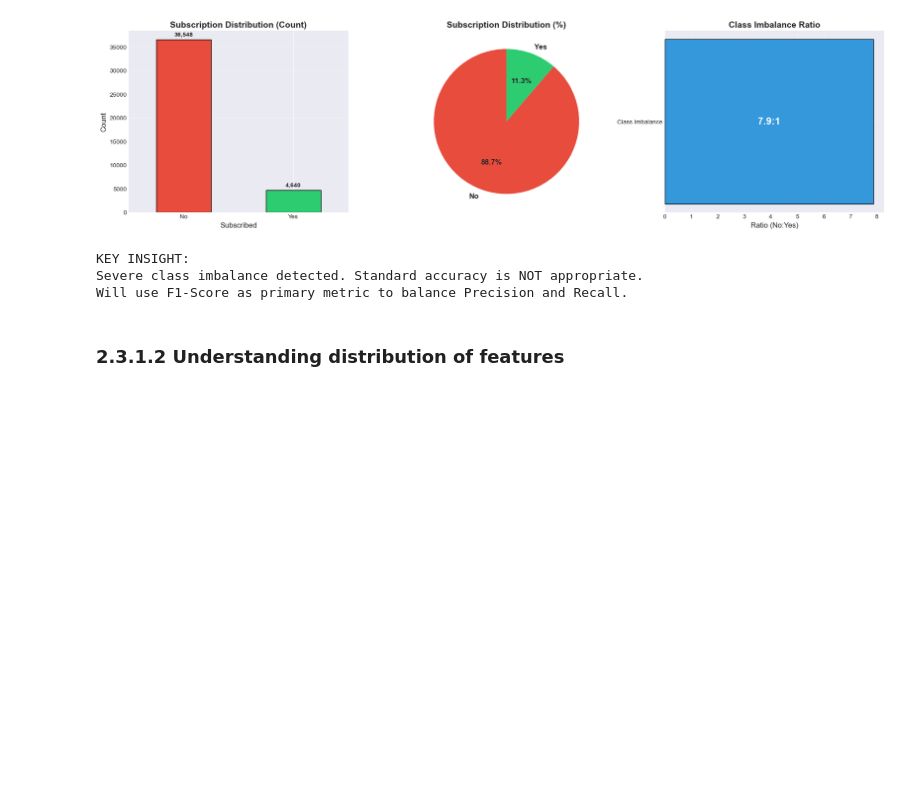
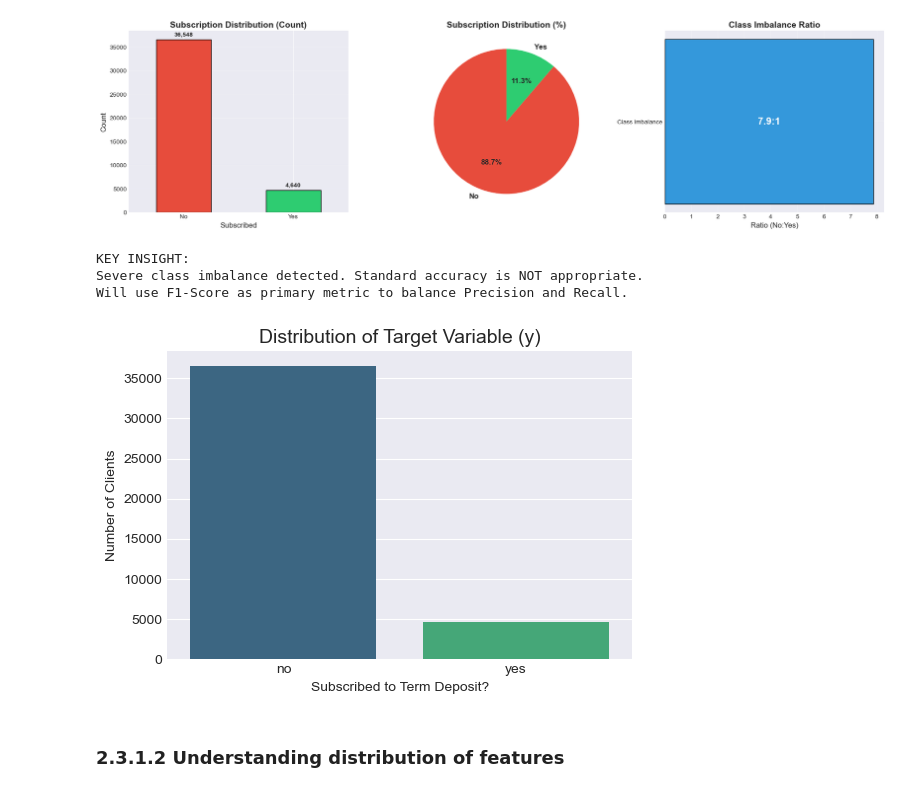
Before and after one commit to isabellakeh/machine-learning-bank, a Jupyter notebook: MLDP Program Codes Submission Template.ipynb, the cells around one changed output. Saved outputs shown, nothing was run; the diff lists cells and outputs as text; code cells hidden in the pictures; blank space fills up the shorter version.

```diff
--- a/MLDP Program Codes Submission Template.ipynb
+++ b/MLDP Program Codes Submission Template.ipynb
@@ -450,6 +460,16 @@ print("Will use F1-Score as primary metric to balance Precision and Recall.")
 KEY INSIGHT:
 Severe class imbalance detected. Standard accuracy is NOT appropriate.
 Will use F1-Score as primary metric to balance Precision and Recall.
+# %%
+# Visualization of Target Imbalance
+plt.figure(figsize=(6, 4))
+sns.countplot(x='y', data=df, palette='viridis')
+plt.title('Distribution of Target Variable (y)', fontsize=14)
+plt.xlabel('Subscribed to Term Deposit?')
+plt.ylabel('Number of Clients')
+plt.show()
+# %% [output]
+[figure, added]
 # %% [markdown]
 ### 2.3.1.2 Understanding distribution of features
 # %%
```
Also changed, not shown: parts of 9 cells of this notebook, 3 other files.
